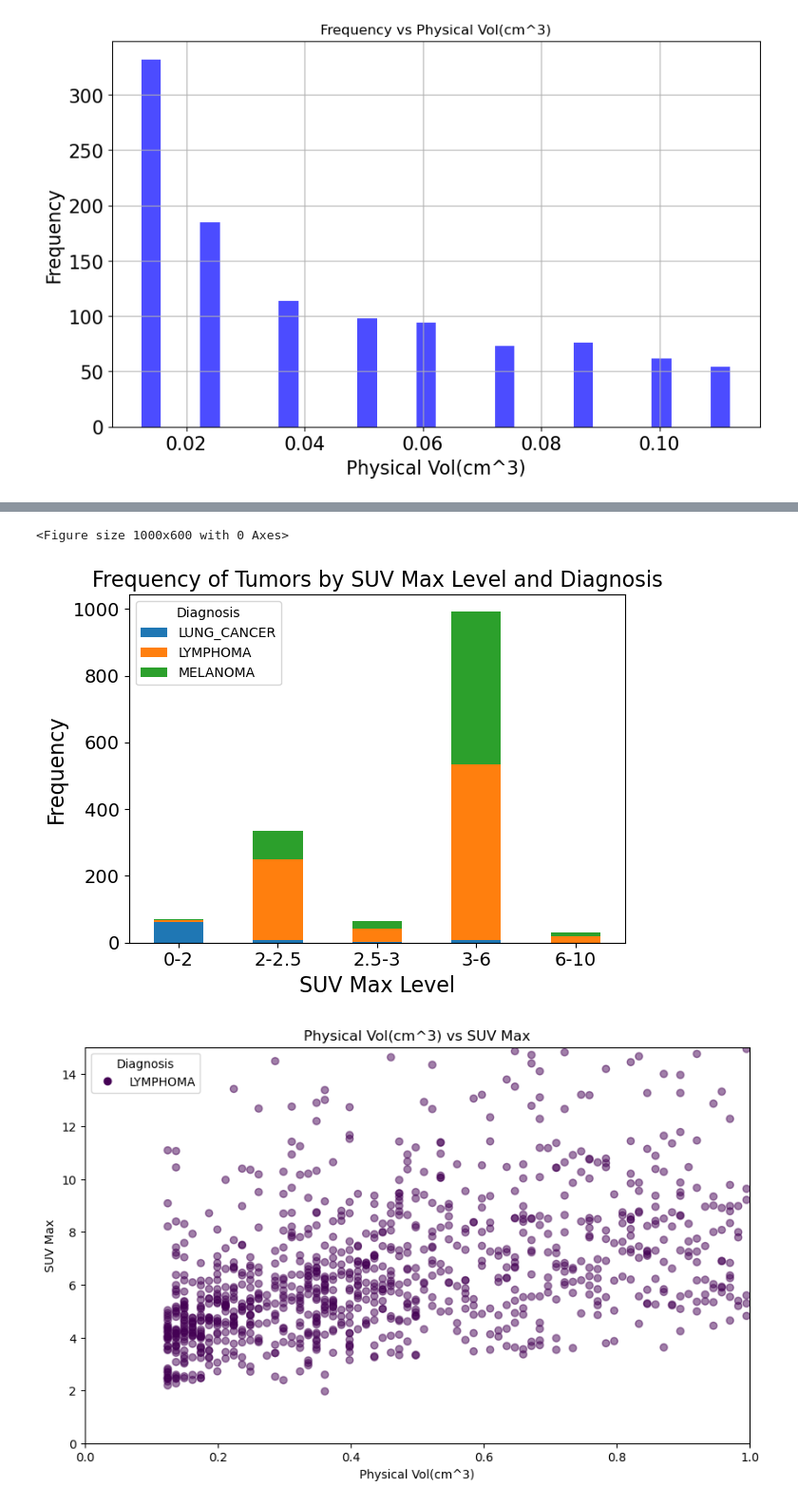
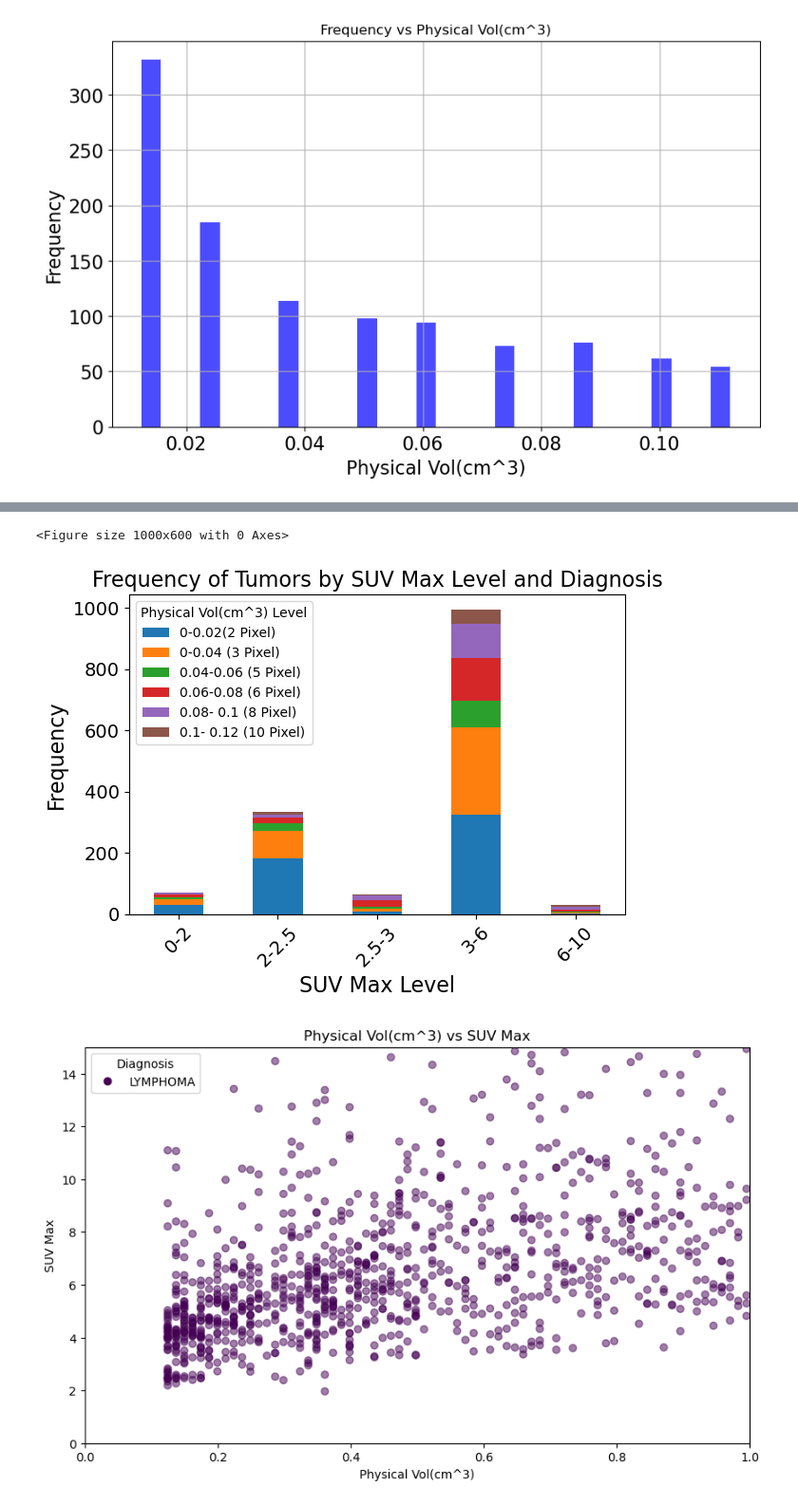
Before and after one commit to WenyuanChen1326/IBM_Tumor_Project, a Jupyter notebook: Data_Preprocess/process_csv.ipynb, the cells around one changed output, grey strips where cells are left out. Shown at 95% size. Saved outputs shown, nothing was run; the diff lists cells and outputs as text; code cells hidden in the pictures.

```diff
--- a/Data_Preprocess/process_csv.ipynb
+++ b/Data_Preprocess/process_csv.ipynb
@@ -113,10 +84,13 @@ raw_df.loc[raw_df['Patient ID'].isin(cross_diagnosis_patients), ['Patient ID', '
 # %%
-# tumor_less_than_0_6_in_diameter_df = remove_negative_sample_df[(remove_negative_sample_df['In Diameter(cm)']< 0.6) & (remove_negative_sample_df['SUV Max'] < 2.5)]
+tumor_less_than_0_6_in_diameter_df = remove_negative_sample_df[remove_negative_sample_df['In Diameter(cm)']< 0.6]
 # filtered_non_clinical_important_tumor_df = remove_negative_sample_df[(remove_negative_sample_df['In Diameter(cm)']> 0.6) & (remove_negative_sample_df['SUV Max'] > 2.5)]
-tumor_less_than_0_6_in_diameter_df = remove_negative_sample_df[remove_negative_sample_df['In Diameter(cm)']< 0.6]
-suspicious_small_tumor_df = tumor_less_than_0_6_in_diameter_df[tumor_less_than_0_6_in_diameter_df['SUV Max'] > 2.5]
-filtered_non_clinical_important_tumor_df = remove_negative_sample_df[remove_negative_sample_df['In Diameter(cm)']> 0.6]
+# tumor_less_than_0_6_in_diameter_df = remove_negative_sample_df[(remove_negative_sample_df['In Diameter(cm)']<= 0.6) & (remove_negative_sample_df['SUV Max'] <= 2.5)]
+# suspicious_small_tumor_df = tumor_less_than_0_6_in_diameter_df[tumor_less_than_0_6_in_diameter_df['SUV Max'] > 2.5]
+filtered_non_clinical_important_tumor_df = remove_negative_sample_df[~remove_negative_sample_df.index.isin(tumor_less_than_0_6_in_diameter_df.index)]
 filtered_non_clinical_important_tumor_df
+
+# filtered_non_clinical_important_tumor_df = remove_negative_sample_df.isNotin(tumor_less_than_0_6_in_diameter_df)
+# filtered_non_clinical_important_tumor_df
 # %% [output]
 |  | Patient ID | Study ID | Tumor idx | Pixel Vol | Physical Vol(cm^3) | In Diameter(cm) | SUV Mean | SUV Min | ... |
 | 0 | PETCT_0011f3deaf | 03-23-2003-NA-PET-CT Ganzkoerper ... | 1 | 103 | 1.2814 | 1.3476 | 5.2787 | 2.0571 | ... |
@@ -187,7 +218,7 @@ def plot_level_(bins, labels, feature, df = filtered_non_clinical_important_tumo
         plt.title('Frequency of Tumors by ' + feature + ' Level and Diagnosis', fontsize=16)
         plt.xlabel(feature + ' Level', fontsize=16)
         plt.ylabel('Frequency', fontsize=16)
-        plt.xticks(rotation=0, fontsize=14)  # Rotate for better label readability
+        plt.xticks(rotation=45, fontsize=14)  # Rotate for better label readability
         plt.yticks(fontsize=14)
         plt.legend(title=diagnosis_col)
         plt.tight_layout()  # Adjust layout to prevent label cut-offs
@@ -401,11 +569,11 @@ plot_level_(bins, labels, 'Physical Vol(cm^3)',df = tumor_less_than_0_6_in_diame
 # %%
 bins = [0, 2, 2.5, 3, 6, 10, float('inf')]
 # Define the labels for the bins
 labels = ['0-2', '2-2.5', '2.5-3', '3-6', '6-10', '>10']
-plot_level_(bins, labels, 'SUV Max',df = tumor_less_than_0_6_in_diameter_df, hue = True)
+plot_level_(bins, labels, 'SUV Max',df = tumor_less_than_0_6_in_diameter_df, hue = True, in_place = True, diagnosis_col = 'Physical Vol(cm^3) Level')
 # %% [output]
 <Figure size 1000x600 with 0 Axes>
-[figure, old version]
+[figure, new version]
 # %%
 scatter_plot('Physical Vol(cm^3)','SUV Max',drop_outlier_df[drop_outlier_df['Diagnosis'] ==  'LYMPHOMA'], xlim=(0, 1), ylim=(0, 15))
 # %% [output]
```
Also changed, not shown: parts of 48 cells of this notebook, 11 other files.
